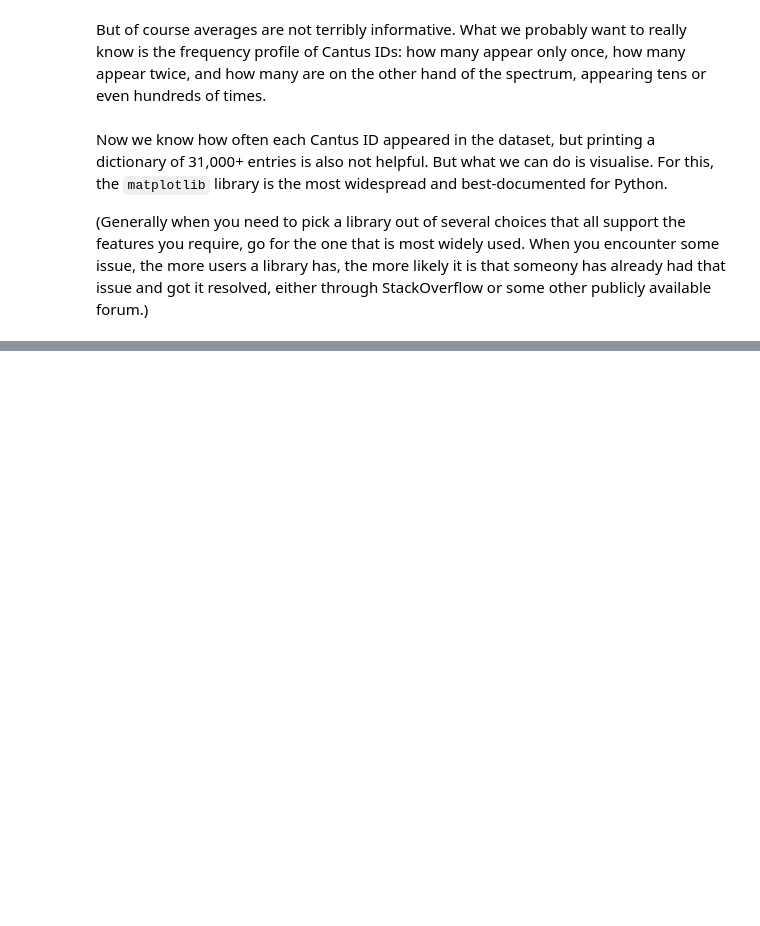
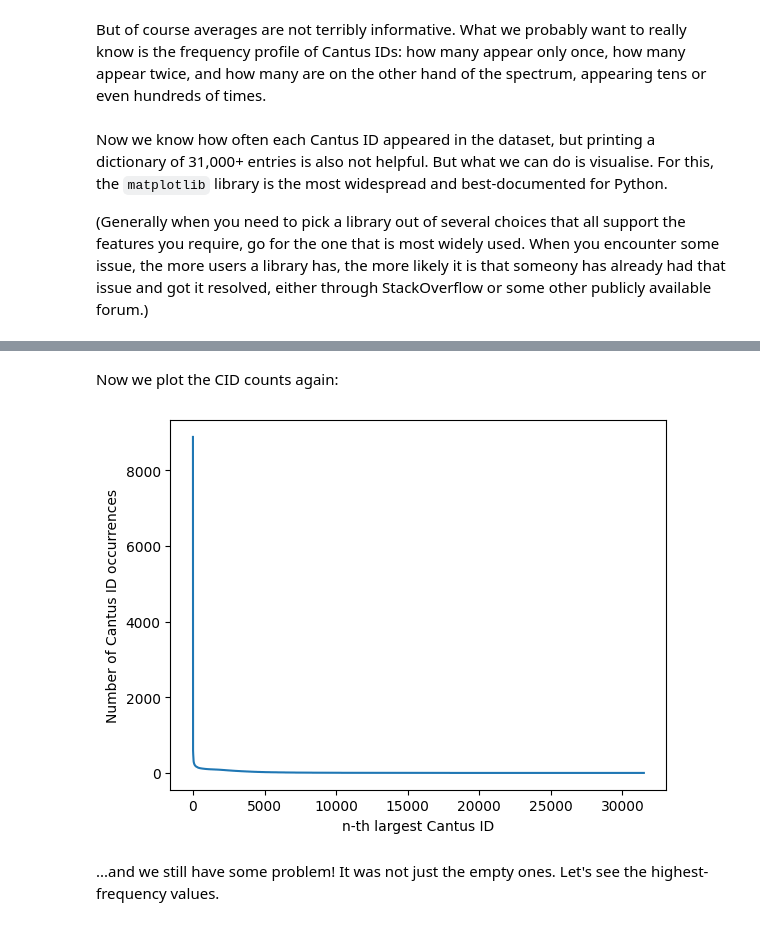
Before and after one commit to hajicj/DH-Latvia_2025-05-07, a Jupyter notebook: 2025-05-07_Practicals-1.ipynb, the cells around one changed output, grey strips where cells are left out. Saved outputs shown, nothing was run; the diff lists cells and outputs as text; code cells hidden in the pictures; blank space fills up the shorter version.

```diff
--- a/2025-05-07_Practicals-1.ipynb
+++ b/2025-05-07_Practicals-1.ipynb
@@ -315,0 +340,27 @@ Now we know how often each Cantus ID appeared in the dataset, but printing a dic
+# %%
+n_empty_cids = 0
+cid_frequencies = {}  # We can use 'cid' as the abbreviation for Cantus ID. It is sufficiently distinct.
+for chant in chants:
+  cid = chant['cantus_id']
+
+  if cid == '':   # Here we deal with the missing values: just document how many there are.
+    n_empty_cids += 1
+    continue
+
+  if cid not in cid_frequencies:
+    cid_frequencies[cid] = 0
+  cid_frequencies[cid] += 1   # '+=' means 'add and modify original'. It's shorthand for cid_frequencies[cid] = cid_frequencies[cid] + 1
+# %% [markdown]
+Now we plot the CID counts again:
+# %%
+cid_frequencies_sorted = list(sorted(cid_frequencies.values(), reverse=True))  # sorted() by default goes from lowest to highest
+
+plt.plot(cid_frequencies_sorted)
+plt.xlabel('n-th largest Cantus ID')   # Best practice: always label both axes.
+plt.ylabel('Number of Cantus ID occurrences')
+plt.show()
+# %% [output]
+[figure, added]
+# %% [markdown]
+...and we still have some problem! It was not just the empty ones.
+Let's see the highest-frequency values.
```
Also changed, not shown: parts of 31 cells of this notebook.
